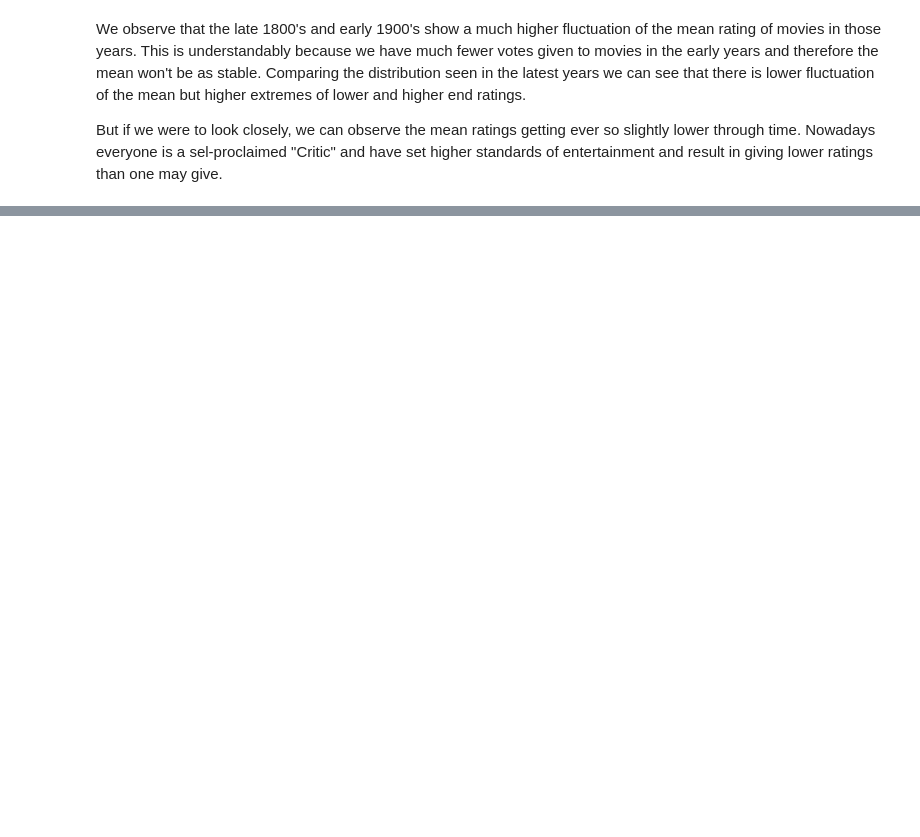
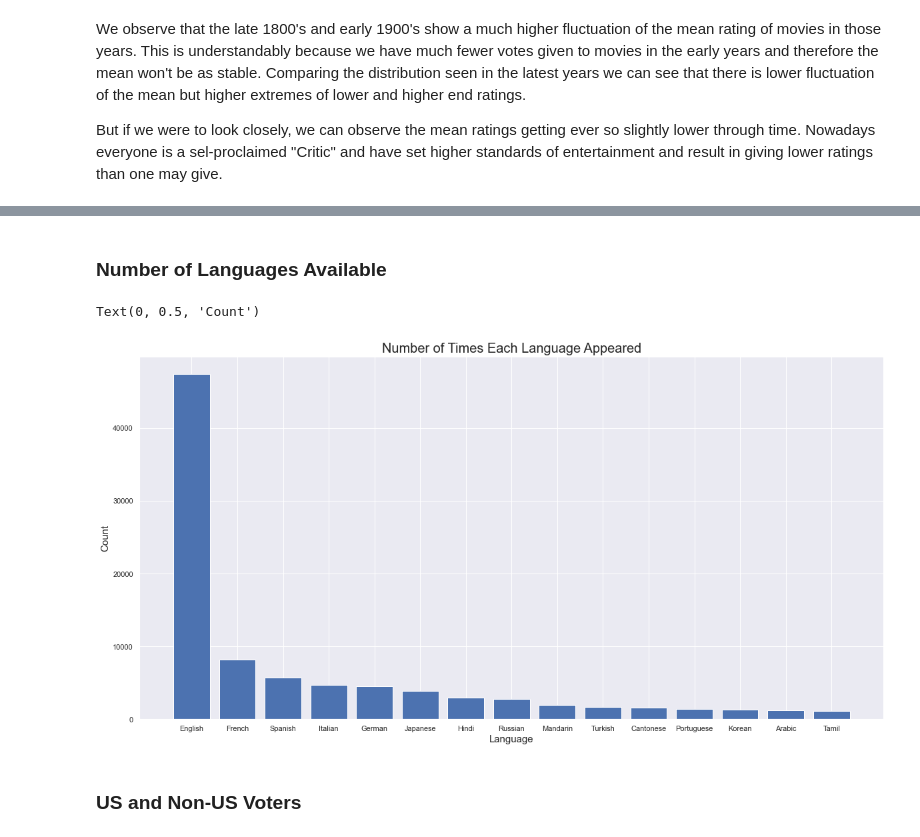
Before and after one commit to Shaheerairaj/IMDB-Movies-Recommendation, a Jupyter notebook: Project.ipynb, the cells around one changed output, grey strips where cells are left out. Drawn from its saved outputs; the diff is of its cells as text; code cells hidden in the pictures; blank space fills up the shorter version.

```diff
--- a/Project.ipynb
+++ b/Project.ipynb
@@ -433,0 +439,15 @@ But if we were to look closely, we can observe the mean ratings getting ever so
+# %% [markdown]
+### Number of Languages Available
+# %%
+lang = get_count(movies_and_ratings,'language')
+
+plt.figure(figsize=plots['figuresize'])
+plt.bar(height='count',x='language',data=lang.head(15))
+plt.title('Number of Times Each Language Appeared', fontdict=plots['fonttitle'])
+plt.xlabel('Language', fontdict=plots['fontlabel'])
+plt.ylabel('Count', fontdict=plots['fontlabel'])
+# %% [output]
+Text(0, 0.5, 'Count')
+[figure, added]
+# %% [markdown]
+### US and Non-US Voters
```
Also changed, not shown: parts of 17 cells of this notebook.
